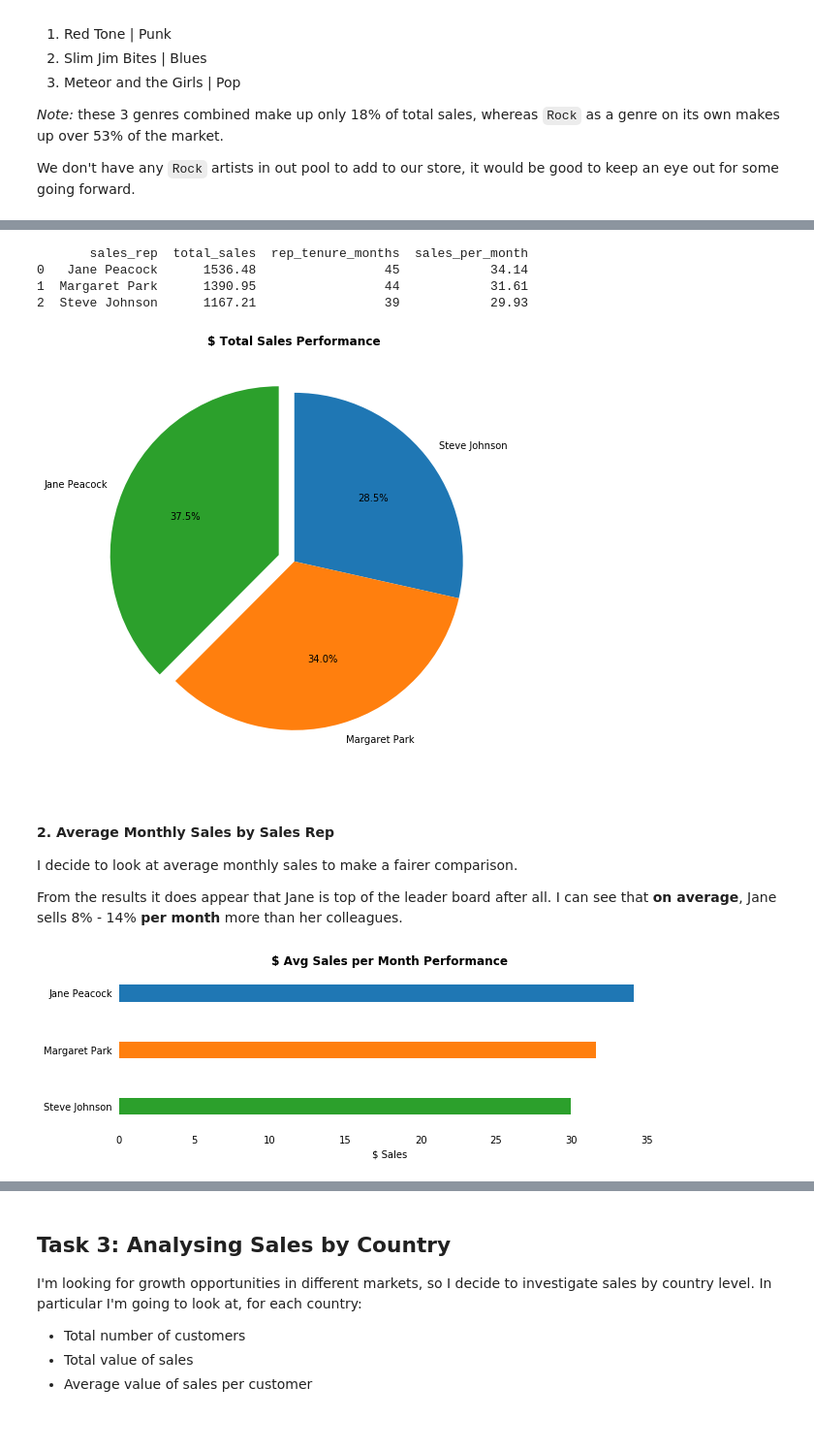
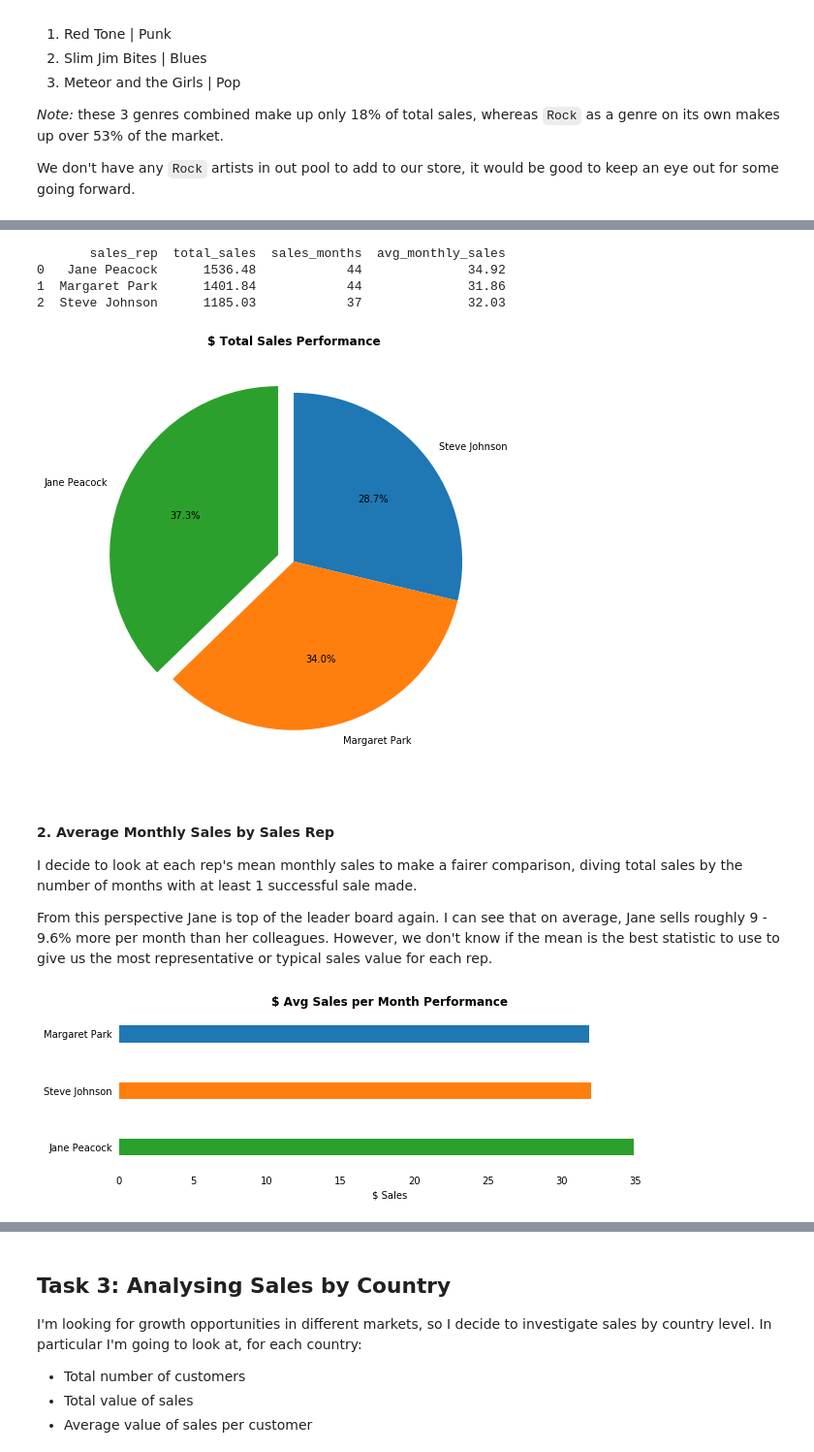
Before and after one commit to ainephelan/sql-python-business-analysis, a Jupyter notebook: SQL_Music_DB.ipynb, the cells around one changed output, grey strips where cells are left out. Shown: that part at 97% size. Saved outputs shown, nothing was run; the diff lists cells and outputs as text; code cells hidden in the pictures; blank space fills up the shorter version.

```diff
--- a/SQL_Music_DB.ipynb
+++ b/SQL_Music_DB.ipynb
@@ -233,30 +245,36 @@ WITH sales AS
     (
     SELECT
         (e.first_name || " " || e.last_name) sales_rep,
-        e.title,
-        e.hire_date,
-        c.customer_id,
-        i.total as sale,
-        i.invoice_date
+        i.total,
+        strftime("%Y-%m", e.hire_date) hire_date,
+        strftime("%Y-%m", i.invoice_date) invoice_date
     FROM invoice i
     INNER JOIN customer c ON c.customer_id = i.customer_id
     INNER JOIN employee e ON e.employee_id = c.support_rep_id
-    WHERE hire_date < invoice_date
-
-)
+    )
 
 SELECT
-    sales_rep,
-    SUM(sale) AS total_sales,
-    CAST((julianday('2020-12-31') - julianday(hire_date)) / 30 AS INTEGER) AS rep_tenure_months,
-    ROUND((sum(sale) / CAST((julianday('2020-12-31') - julianday(hire_date)) / 30 AS INTEGER)), 2) sales_per_month
-FROM sales
-WHERE hire_date < invoice_date
-GROUP by 1
+    s.sales_rep,
+    sum(s.total) total_sales,
+    m.sales_months,
+    round((sum(s.total) / m.sales_months), 2) avg_monthly_sales
+FROM sales s
+INNER JOIN
+    (
+        SELECT
+            sales_rep,
+            count(distinct(invoice_date)) as sales_months
+        FROM sales
+        WHERE hire_date <= invoice_date
+        GROUP BY 1
+    ) m
+    ON m.sales_rep = s.sales_rep
+WHERE s.hire_date <= s.invoice_date
+GROUP BY 1
 ;
 
 '''
-
+# print total sales and average monthly sales
 print(run_query(q2b))
 
 # Assign to variable name
@@ -277,33 +295,36 @@ plt.title('$ Total Sales Performance', fontsize=12, fontweight='bold')
 plt.savefig('chinook_total_perf.png')
 plt.show()
 # %% [output]
-       sales_rep  total_sales  rep_tenure_months  sales_per_month
-0   Jane Peacock      1536.48                 45            34.14
-1  Margaret Park      1390.95                 44            31.61
-2  Steve Johnson      1167.21                 39            29.93
+       sales_rep  total_sales  sales_months  avg_monthly_sales
+0   Jane Peacock      1536.48            44              34.92
+1  Margaret Park      1401.84            44              31.86
+2  Steve Johnson      1185.03            37              32.03
-[figure, old version]
+[figure, new version]
 # %% [markdown]
 #### 2. Average Monthly Sales by Sales Rep
 
-I decide to look at average monthly sales to make a fairer comparison.
+I decide to look at each rep's mean monthly sales to make a fairer comparison, diving total sales by the number of months with at least 1 successful sale made.
 
-From the results it does appear that Jane is top of the leader board after all. I can see that **on average**, Jane sells 8% - 14% **per month** more than her colleagues.
+From this perspective Jane is top of the leader board again. I can see that on average, Jane sells roughly 9 - 9.6% more per month than her colleagues. However, we don't know if the mean is the best statistic to use to give us the most representative or typical sales value for each rep.
 # %%
+# Order dataframe by avg_monthly_sales
+sales_totals.sort_values('avg_monthly_sales', inplace=True)
+
 # Plot average monthy sales
-sales_totals.plot.barh(x='sales_rep', y='sales_per_month', legend=False, width=0.3, figsize=(10,3))
+sales_totals.plot.barh(x='sales_rep', y='avg_monthly_sales', legend=False, width=0.3, figsize=(10,3))
 
 # remove tick params and spines
 plt.tick_params(bottom=False, top=False, left=False, right=False)
 for key, value in plt.gca().spines.items():
     value.set_visible(False)
 plt.gca().invert_yaxis()
 plt.ylabel('')
 plt.xlabel('$ Sales')
 plt.title('$ Avg Sales per Month Performance', fontsize=12, fontweight='bold')
 plt.savefig('chinook_month_perf.png')
 plt.show()
 # %% [output]
-[figure, old version]
+[figure, new version]
 # %% [markdown]
 #### 3. Actual Sales Month to Month
 
```
Also changed, not shown: parts of 13 cells of this notebook.
